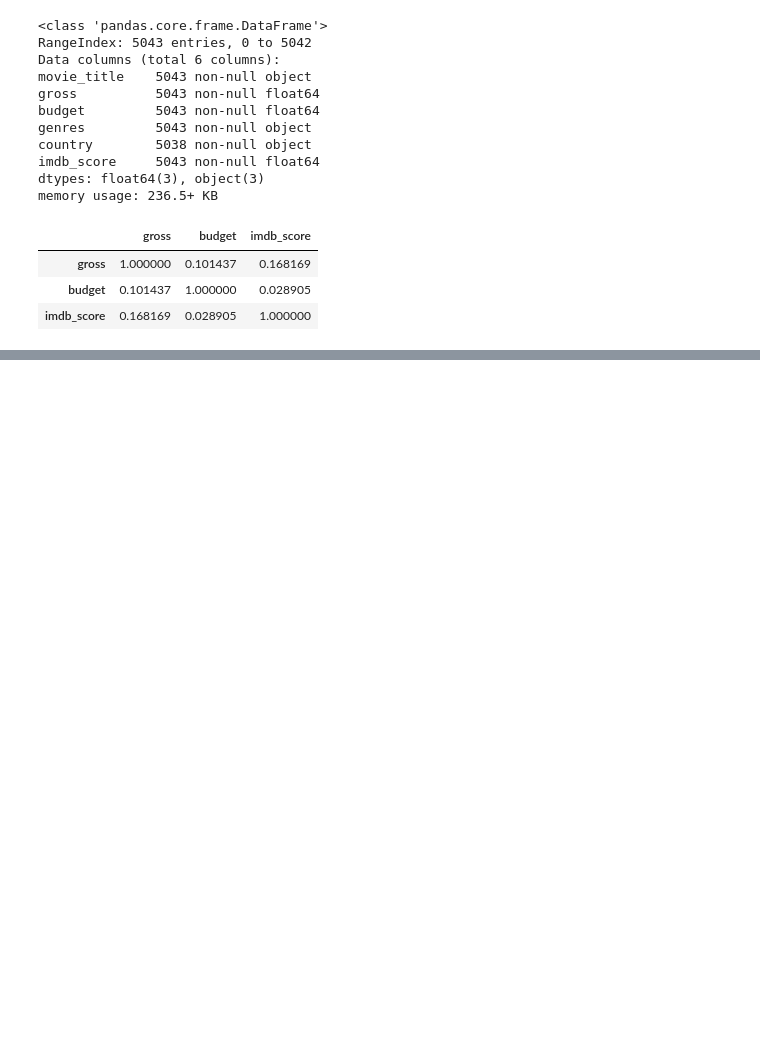
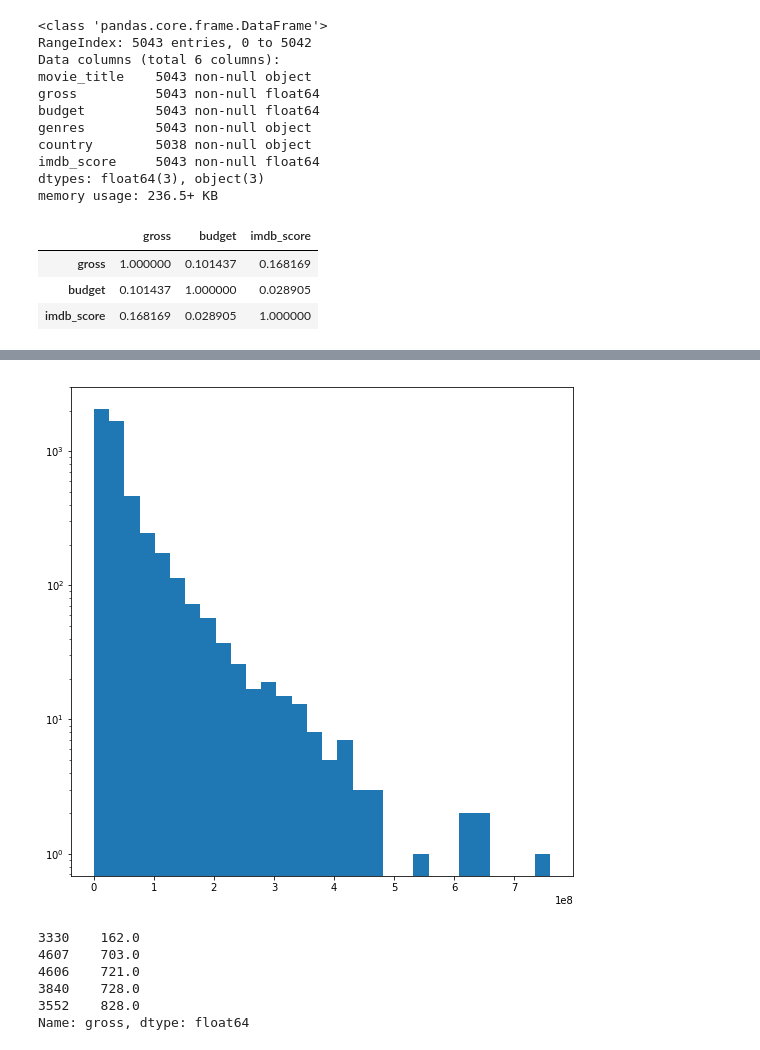
Before and after one commit to annulet/matstat, a Jupyter notebook: project.ipynb, the cells around one changed output, grey strips where cells are left out. Drawn from its saved outputs; the diff is of its cells as text; code cells hidden in the pictures; blank space fills up the shorter version.

```diff
--- a/project.ipynb
+++ b/project.ipynb
@@ -93,6 +93,6 @@ fill_col(col)
 # %%
-col = imdb.loc[:, 'budget']
-fill_col(col)
+budget = imdb.loc[:, 'budget']
+fill_col(budget)
 # %%
 imdb.info()
 # %% [output]
@@ -132,0 +126,17 @@ plt.show()
+# %%
+def hist_col(col):
+    plt.hist(col, bins=30, log=True)
+    plt.show()
+# %%
+hist_col(gross)
+# %% [output]
+[figure, added]
+# %%
+gross.sort_values().head()
+# %% [output]
+3330    162.0
+4607    703.0
+4606    721.0
+3840    728.0
+3552    828.0
+Name: gross, dtype: float64
```
Also changed, not shown: parts of 6 cells of this notebook.
